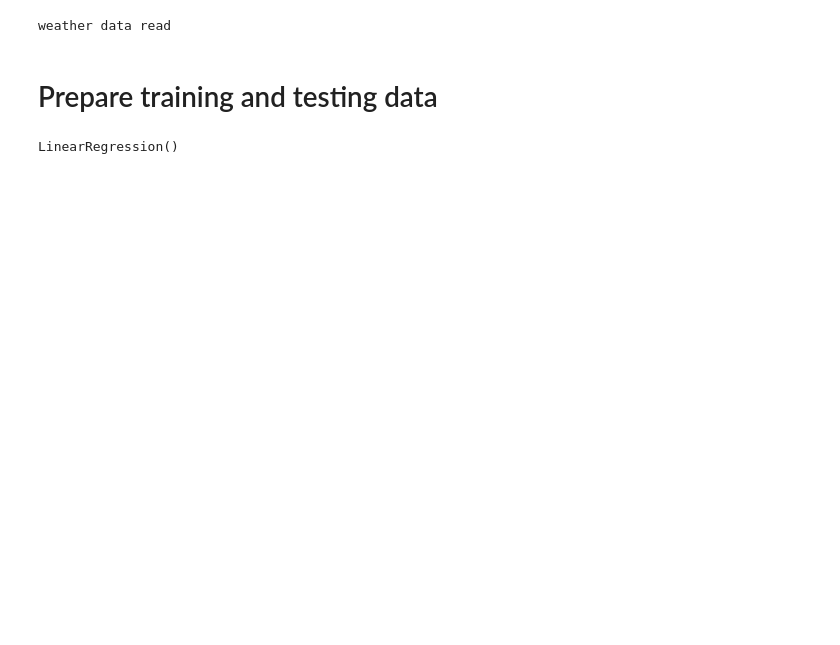
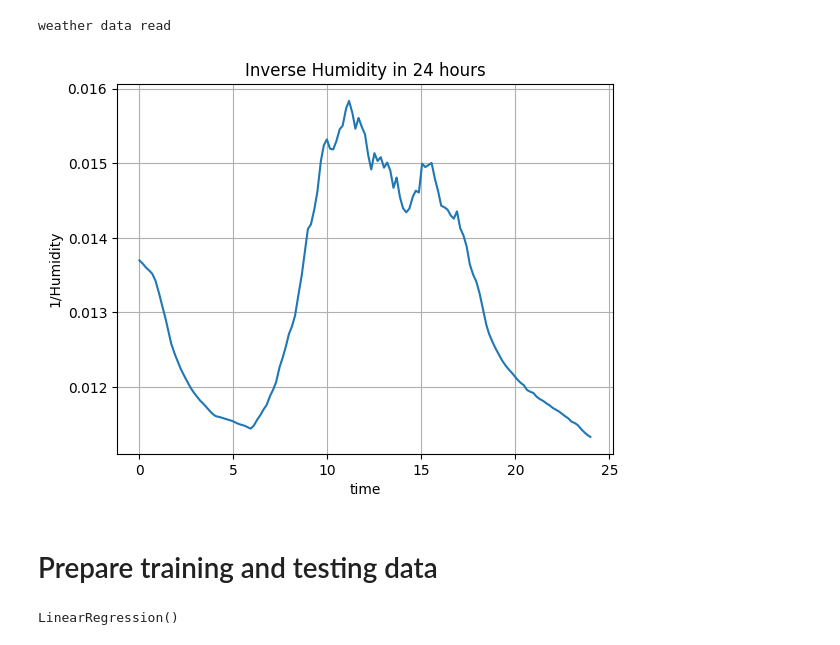
Before and after one commit to yajuna/linearRegression, a Jupyter notebook: linear_regression(version2_0).ipynb, the cells around one changed output. Cells and saved outputs as stored; diff of their text form; code cells hidden in the pictures; blank space fills up the shorter version.

```diff
--- a/linear_regression(version2_0).ipynb
+++ b/linear_regression(version2_0).ipynb
@@ -127,10 +141,13 @@ train_airPressure = np.array(dataWeather.air_pressure[:train_weather_index])
 # solar radiation from Oct 21
 train_solar = np.array(dataWeather.solar_DNI[:train_weather_index])
 
+### linear interpret
 train_airTemp = np.interp(np.linspace(0,24,n_t), np.linspace(0,24,train_interp_weather_size),train_airTemp)
 train_windSpeed = np.interp(np.linspace(0,24,n_t), np.linspace(0,24,train_interp_weather_size),train_windSpeed)
 train_solar = np.interp(np.linspace(0,24,n_t), np.linspace(0,24,train_interp_weather_size),train_solar)
 
+train_humidity = np.interp(np.linspace(0,24,n_t), np.linspace(0,24,train_interp_weather_size),train_humidity)
+train_airPressure = np.interp(np.linspace(0,24,n_t), np.linspace(0,24,train_interp_weather_size),train_airPressure)
 #### testing
 # wind speed from Oct 21
 test_windSpeed = np.array(dataWeather.wind_speed[train_weather_index: test_weather_index])
@@ -147,10 +164,26 @@ test_airTemp = np.interp(np.linspace(0,24,n_t), np.linspace(0,24,test_interp_wea
 test_windSpeed = np.interp(np.linspace(0,24,n_t), np.linspace(0,24,test_interp_weather_size),test_windSpeed)
 test_solar = np.interp(np.linspace(0,24,n_t), np.linspace(0,24,test_interp_weather_size),test_solar)
 
+test_humidity = np.interp(np.linspace(0,24,n_t), np.linspace(0,24,test_interp_weather_size),test_humidity)
+test_airPressure = np.interp(np.linspace(0,24,n_t), np.linspace(0,24,test_interp_weather_size),test_airPressure)
 
 print("weather data read")
 # %% [output]
 weather data read
+# %%
+# plot train weather
+fig2, ax = plt.subplots()
+ax.plot(time, 1./train_humidity)
+
+ax.set(xlabel='time', ylabel='1/Humidity',
+       title='Inverse Humidity in 24 hours')
+#ax.set_ylim(294, 303)
+ax.grid()
+
+fig2.savefig("train_humidity_inv.eps")
+plt.show()
+# %% [output]
+[figure, added]
 # %% [markdown]
 # Prepare training and testing data
 # %%
```
Also changed, not shown: parts of 7 cells of this notebook.
